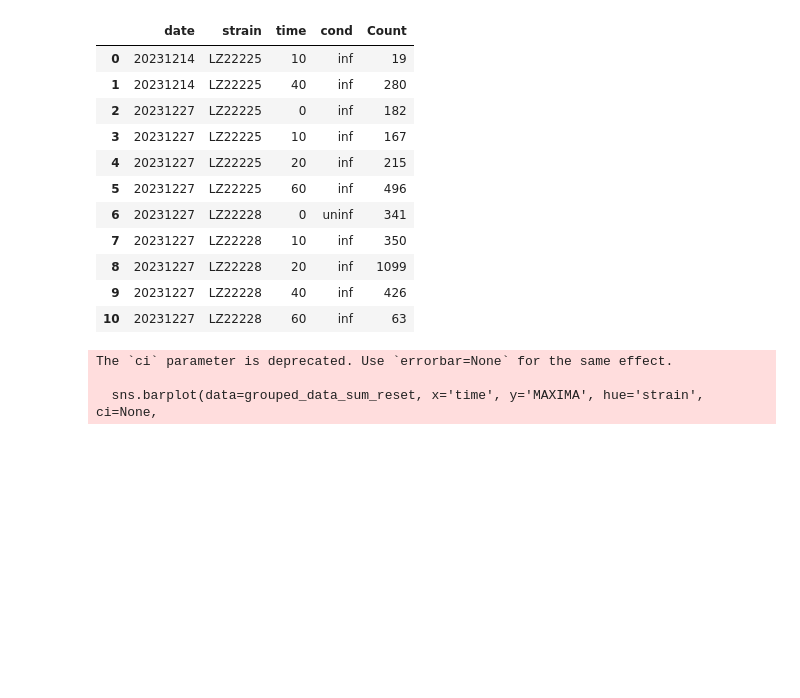
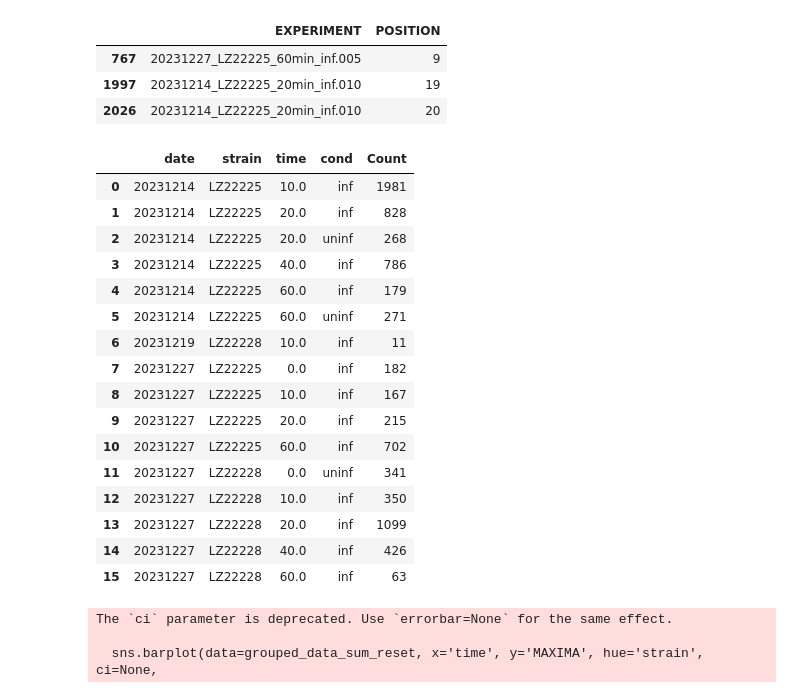
Before and after one commit to matttheodore/Image_Analysis, a Jupyter notebook: Python/MicrobeJ/MicrobeJ_data_analyzed.ipynb, the cells around one changed output. Cells and saved outputs as stored; diff of their text form; code cells hidden in the pictures; blank space fills up the shorter version.

```diff
--- a/Python/MicrobeJ/MicrobeJ_data_analyzed.ipynb
+++ b/Python/MicrobeJ/MicrobeJ_data_analyzed.ipynb
@@ -0,0 +3,10 @@
+# %%
+import regex as re
+import pandas as pd
+
+# Set display options for pandas in Jupyter Notebook
+pd.set_option('display.max_rows', None)  # Show all rows
+pd.set_option('display.max_columns', None)  # Show all columns
+pd.set_option('display.width', None)  # Use maximum width available
+pd.set_option('display.max_colwidth', -1)  # Show full width of showing columns
+pd.set_option('display.expand_frame_repr', False)  # Disable wrapping of data
@@ -1,37 +289,58 @@
+# %%
+# Filter the bacteria dataset for rows missing both 'EXPERIMENT.date' and 'SHAPE.angularity'
+missing_data_bacteria = bacteria_data[bacteria_data['EXPERIMENT.date'].isna() & bacteria_data['SHAPE.angularity'].isna()]
+
+# Extracting unique pairings of 'EXPERIMENT' and 'POSITION.frame' from the filtered data
+missing_pairings_bacteria = missing_data_bacteria[['EXPERIMENT', 'POSITION']].drop_duplicates()
+
+# Display the missing pairings
+missing_pairings_bacteria
+# %% [output]
+|  | EXPERIMENT | POSITION |
+| 767 | 20231227_LZ22225_60min_inf.005 | 9 |
+| 1997 | 20231214_LZ22225_20min_inf.010 | 19 |
+| 2026 | 20231214_LZ22225_20min_inf.010 | 20 |
 # %%
 # Combining the scripts to load data and analyze unique pairings
 
 import pandas as pd
 
 def load_and_analyze_data(file_path):
     # Load the Excel file into a DataFrame
-    df_processed = pd.read_excel(file_path)
+    bacteria_data_processed = pd.read_excel(file_path)
 
     # Grouping by date, strain, time, and condition
-    groupings = df_processed.groupby(['date', 'strain', 'time', 'cond']).size().reset_index(name='Count')
+    groupings = bacteria_data_processed.groupby(['date', 'strain', 'time', 'cond']).size().reset_index(name='Count')
 
-    return df_processed, groupings
+    return bacteria_data_processed, groupings
+
+
 
 # File path to the Excel file
-file_path = r'C:\Users\mattt\Documents\mutants\biorep2\bacteria_data_processed.xlsx'
+file_path = r'C:\Users\mattt\Documents\mutants\bacteria_data_processed.xlsx'
 
 # Calling the function to load data and get unique pairings
-df_processed, unique_pairings = load_and_analyze_data(file_path)
+bacteria_data_processed, unique_pairings = load_and_analyze_data(file_path)
 
 # Displaying the unique pairings
 unique_pairings
 # %% [output]
 |  | date | strain | time | cond | Count |
-| 0 | 20231214 | LZ22225 | 10 | inf | 19 |
-| 1 | 20231214 | LZ22225 | 40 | inf | 280 |
-| 2 | 20231227 | LZ22225 | 0 | inf | 182 |
-| 3 | 20231227 | LZ22225 | 10 | inf | 167 |
-| 4 | 20231227 | LZ22225 | 20 | inf | 215 |
-| 5 | 20231227 | LZ22225 | 60 | inf | 496 |
-| 6 | 20231227 | LZ22228 | 0 | uninf | 341 |
-| 7 | 20231227 | LZ22228 | 10 | inf | 350 |
-| 8 | 20231227 | LZ22228 | 20 | inf | 1099 |
-| 9 | 20231227 | LZ22228 | 40 | inf | 426 |
-| 10 | 20231227 | LZ22228 | 60 | inf | 63 |
+| 0 | 20231214 | LZ22225 | 10.0 | inf | 1981 |
+| 1 | 20231214 | LZ22225 | 20.0 | inf | 828 |
+| 2 | 20231214 | LZ22225 | 20.0 | uninf | 268 |
+| 3 | 20231214 | LZ22225 | 40.0 | inf | 786 |
+| 4 | 20231214 | LZ22225 | 60.0 | inf | 179 |
+| 5 | 20231214 | LZ22225 | 60.0 | uninf | 271 |
+| 6 | 20231219 | LZ22228 | 10.0 | inf | 11 |
+| 7 | 20231227 | LZ22225 | 0.0 | inf | 182 |
+| 8 | 20231227 | LZ22225 | 10.0 | inf | 167 |
+| 9 | 20231227 | LZ22225 | 20.0 | inf | 215 |
+| 10 | 20231227 | LZ22225 | 60.0 | inf | 702 |
+| 11 | 20231227 | LZ22228 | 0.0 | uninf | 341 |
+| 12 | 20231227 | LZ22228 | 10.0 | inf | 350 |
+| 13 | 20231227 | LZ22228 | 20.0 | inf | 1099 |
+| 14 | 20231227 | LZ22228 | 40.0 | inf | 426 |
+| 15 | 20231227 | LZ22228 | 60.0 | inf | 63 |
 # %%
 # Grouping the data by 'date', 'strain', 'time', and 'cond' and calculating average, sum, and standard deviation
```
Also changed, not shown: parts of 14 cells of this notebook, 2 other files.
